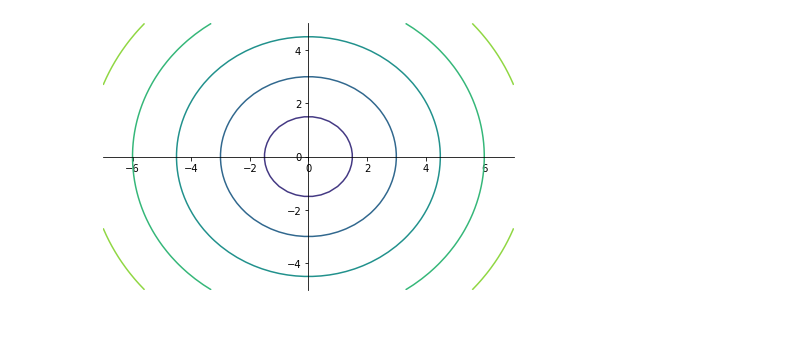
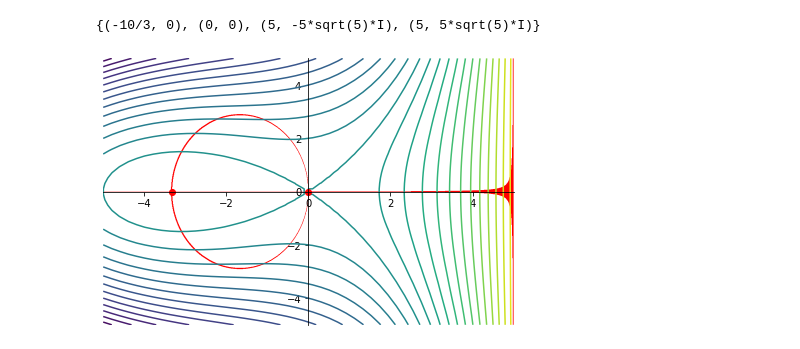
Before and after one commit to Sultanow/functional_analysis, a Jupyter notebook: python/level_curves.ipynb, the cells around one changed output. Saved outputs shown, nothing was run; the diff lists cells and outputs as text; code cells hidden in the pictures.

```diff
--- a/python/level_curves.ipynb
+++ b/python/level_curves.ipynb
@@ -1,22 +1,48 @@
-# %%
-from sympy.plotting.plot import Plot, ContourSeries
-from sympy import sqrt
-from sympy.abc import x, y
-
-# show plot centered at 0,0
-x_min = -7
-x_max = 7
-y_min = -5
-y_max = 5
-
-# contour plot of inverted cone
-my_plot = Plot(
-    ContourSeries(
-        sqrt(x**2 + y**2),
-        (x,x_min,x_max),
-        (y,y_min,y_max)
-    )
-)
-my_plot.show()
-# %% [output]
-[figure, removed]
+# %%
+from sympy.plotting.plot import Plot, ContourSeries, MatplotlibBackend
+from sympy import plot_implicit, diff
+from sympy.solvers.solveset import nonlinsolve
+from sympy.abc import x, y
+
+class MyContourSeries(ContourSeries):
+
+    def __init__(self, expr, var_start_end_x, var_start_end_y, **kwargs):
+        super(MyContourSeries, self).__init__(expr, var_start_end_x, var_start_end_y)
+        self.nb_of_points_x = kwargs.get('nb_of_points_x', 50)
+        self.nb_of_points_y = kwargs.get('nb_of_points_y', 50)
+        self.levels = kwargs.get('levels', 5)
+
+    def get_meshes(self):
+        mesh_x, mesh_y, f = super().get_meshes()
+        return (mesh_x, mesh_y, f, self.levels)
+
+x_min = -5
+x_max = 5
+y_min = -5
+y_max = 5
+f = x**3 + 5*x**2 + x*y**2 - 5*y**2
+
+f_x = diff(f,x)
+f_y = diff(f,y)
+
+ctrs_plot = Plot(
+    MyContourSeries(f, (x,x_min,x_max), (y,y_min,y_max),
+                      nb_of_points_x=50, nb_of_points_y=50, levels=30)
+)
+ctrs_plot.extend(plot_implicit(f_x, line_color='red', show=False))
+ctrs_plot.extend(plot_implicit(f_y, line_color='red', show=False))
+
+critical_points = nonlinsolve([f_x, f_y], [x, y])
+print(critical_points)
+x_arr = [0,-10/3]
+y_arr = [0,0]
+
+ctrs_backend = MatplotlibBackend(ctrs_plot)
+ctrs_backend.process_series()
+ctrs_backend.fig.tight_layout()
+ctrs_backend.ax[0].plot(x_arr, y_arr, "o", color='red')
+ctrs_backend.fig.show()
+#ctrs_plot.show()
+# %% [output]
+{(-10/3, 0), (0, 0), (5, -5*sqrt(5)*I), (5, 5*sqrt(5)*I)}
+[figure, added]
```
